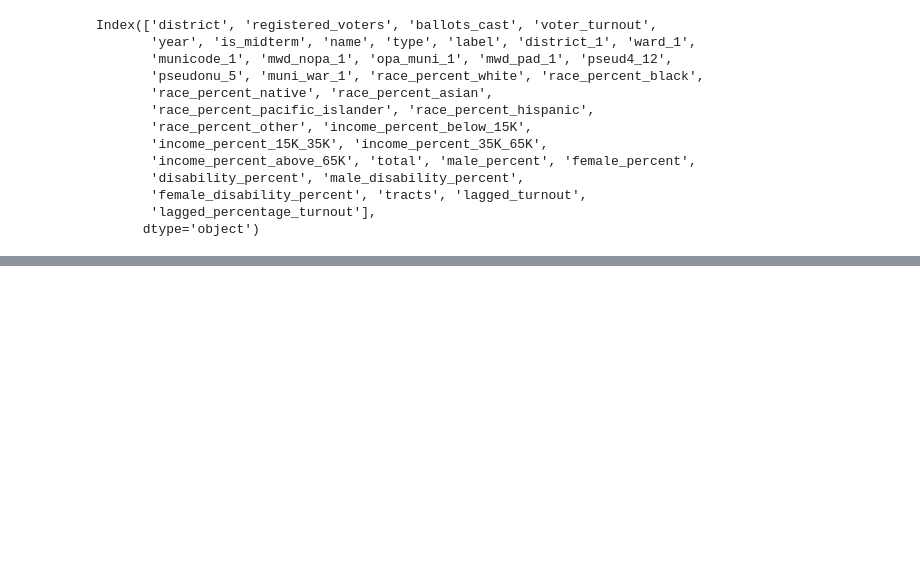
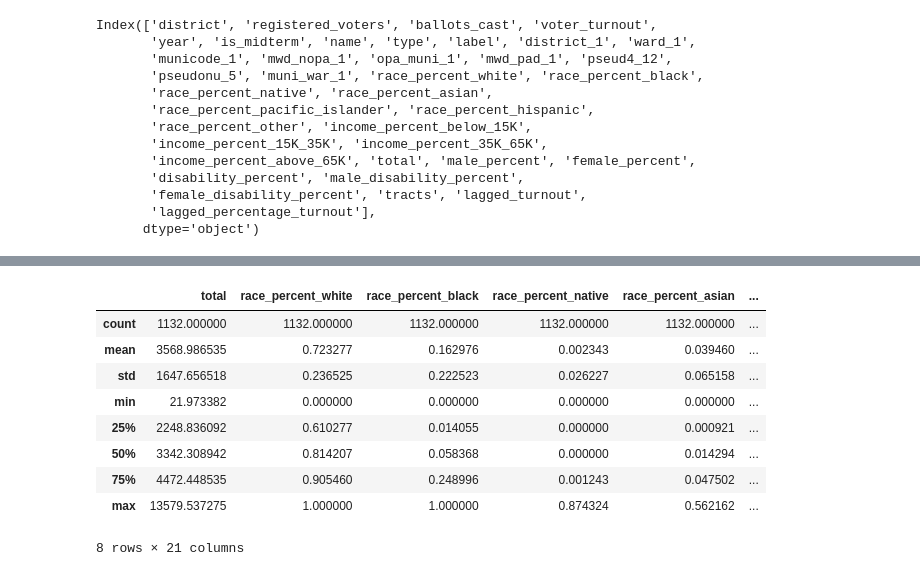
Before and after one commit to rajaxar/da_project, a Jupyter notebook: predict_turnout.ipynb, the cells around one changed output, grey strips where cells are left out. Saved outputs shown, nothing was run; the diff lists cells and outputs as text; code cells hidden in the pictures; blank space fills up the shorter version.

```diff
--- a/predict_turnout.ipynb
+++ b/predict_turnout.ipynb
@@ -301,4 +320,17 @@ data_2026
 1132 rows × 22 columns
+# %%
+data_2026.describe()
+# %% [output]
+|  | total | race_percent_white | race_percent_black | race_percent_native | race_percent_asian | ... |
+| count | 1132.000000 | 1132.000000 | 1132.000000 | 1132.000000 | 1132.000000 | ... |
+| mean | 3568.986535 | 0.723277 | 0.162976 | 0.002343 | 0.039460 | ... |
+| std | 1647.656518 | 0.236525 | 0.222523 | 0.026227 | 0.065158 | ... |
+| min | 21.973382 | 0.000000 | 0.000000 | 0.000000 | 0.000000 | ... |
+| 25% | 2248.836092 | 0.610277 | 0.014055 | 0.000000 | 0.000921 | ... |
+| 50% | 3342.308942 | 0.814207 | 0.058368 | 0.000000 | 0.014294 | ... |
+| 75% | 4472.448535 | 0.905460 | 0.248996 | 0.001243 | 0.047502 | ... |
+| max | 13579.537275 | 1.000000 | 1.000000 | 0.874324 | 0.562162 | ... |
+8 rows × 21 columns
 # %%
 X = data_2026[['is_midterm', 'lagged_turnout', 'year', 'total',
           'race_percent_white', 'race_percent_black',
```
Also changed, not shown: parts of 6 cells of this notebook, 3 other files.
